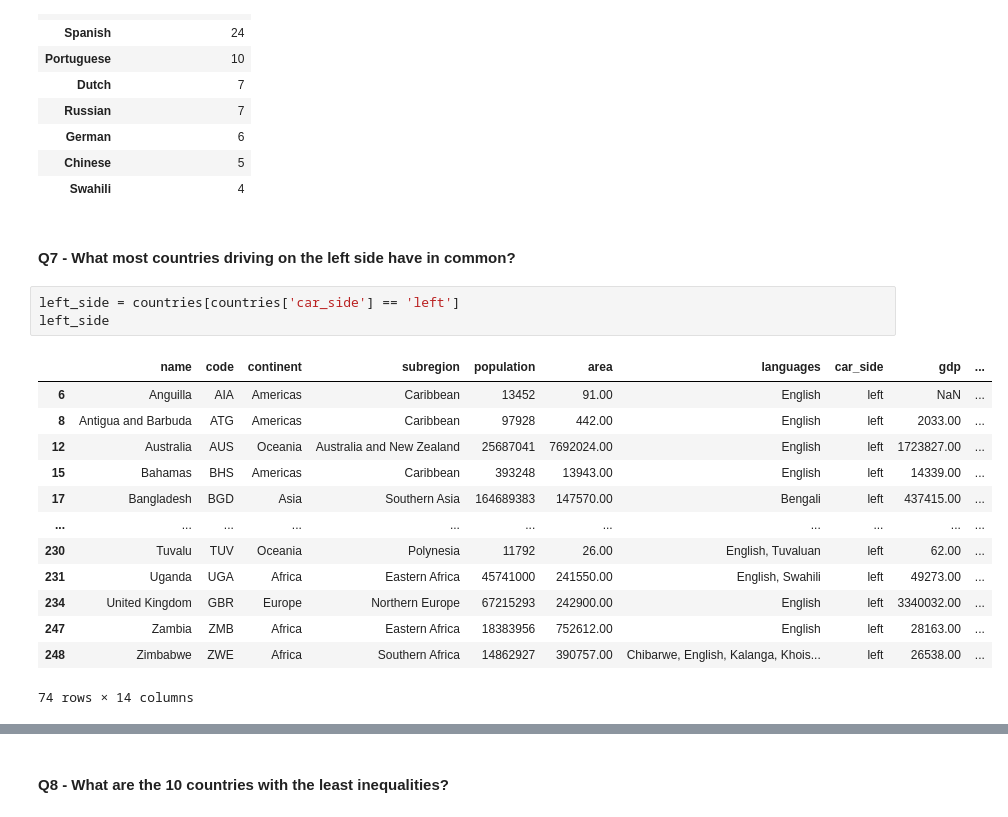
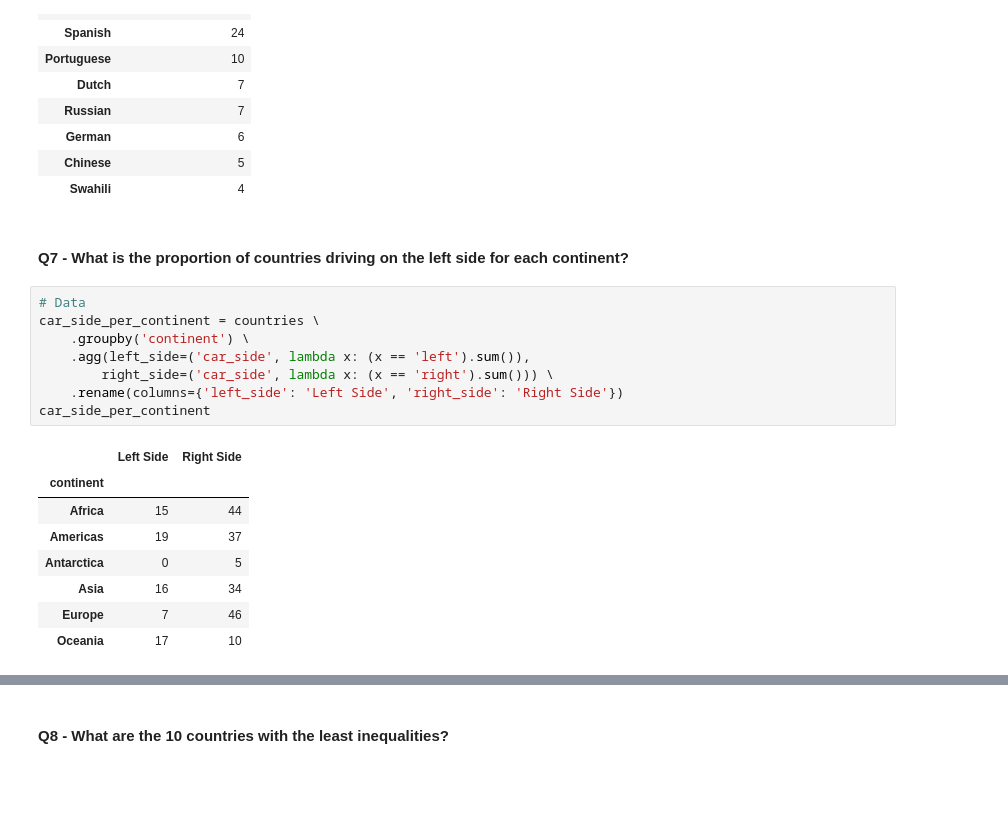
Before and after one commit to nadpierre/countries-eda-project, a Jupyter notebook: Country Analysis.ipynb, the cells around one changed output, grey strips where cells are left out. Cells and saved outputs as stored; diff of their text form; blank space fills up the shorter version.

```diff
--- a/Country Analysis.ipynb
+++ b/Country Analysis.ipynb
@@ -686,22 +680,22 @@ top_languages
 | Chinese | 5 |
 | Swahili | 4 |
 # %% [markdown]
-#### Q7 - What most countries driving on the left side have in common?
+#### Q7 - What is the proportion of countries driving on the left side for each continent?
 # %%
-left_side = countries[countries['car_side'] == 'left']
-left_side
+# Data
+car_side_per_continent = countries \
+    .groupby('continent') \
+    .agg(left_side=('car_side', lambda x: (x == 'left').sum()),
+        right_side=('car_side', lambda x: (x == 'right').sum())) \
+    .rename(columns={'left_side': 'Left Side', 'right_side': 'Right Side'})
+car_side_per_continent
 # %% [output]
-|  | name | code | continent | subregion | population | area | languages | car_side | gdp | ... |
-| 6 | Anguilla | AIA | Americas | Caribbean | 13452 | 91.00 | English | left | NaN | ... |
-| 8 | Antigua and Barbuda | ATG | Americas | Caribbean | 97928 | 442.00 | English | left | 2033.00 | ... |
-| 12 | Australia | AUS | Oceania | Australia and New Zealand | 25687041 | 7692024.00 | English | left | 1723827.00 | ... |
-| 15 | Bahamas | BHS | Americas | Caribbean | 393248 | 13943.00 | English | left | 14339.00 | ... |
-| 17 | Bangladesh | BGD | Asia | Southern Asia | 164689383 | 147570.00 | Bengali | left | 437415.00 | ... |
-| ... | ... | ... | ... | ... | ... | ... | ... | ... | ... | ... |
-| 230 | Tuvalu | TUV | Oceania | Polynesia | 11792 | 26.00 | English, Tuvaluan | left | 62.00 | ... |
-| 231 | Uganda | UGA | Africa | Eastern Africa | 45741000 | 241550.00 | English, Swahili | left | 49273.00 | ... |
-| 234 | United Kingdom | GBR | Europe | Northern Europe | 67215293 | 242900.00 | English | left | 3340032.00 | ... |
-| 247 | Zambia | ZMB | Africa | Eastern Africa | 18383956 | 752612.00 | English | left | 28163.00 | ... |
-| 248 | Zimbabwe | ZWE | Africa | Southern Africa | 14862927 | 390757.00 | Chibarwe, English, Kalanga, Khois... | left | 26538.00 | ... |
+|  | Left Side | Right Side |
+| continent |  |  |
+| Africa | 15 | 44 |
+| Americas | 19 | 37 |
+| Antarctica | 0 | 5 |
+| Asia | 16 | 34 |
+| Europe | 7 | 46 |
+| Oceania | 17 | 10 |
-74 rows × 14 columns
 # %%
```
Also changed, not shown: parts of 22 cells of this notebook, 1 other file.
